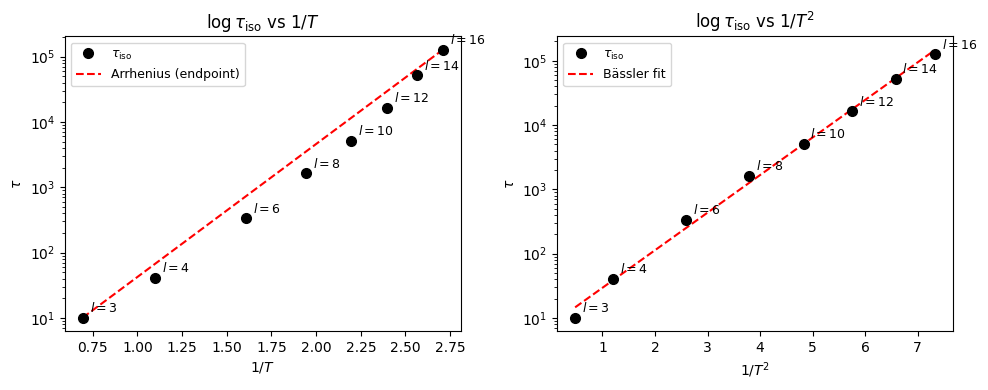
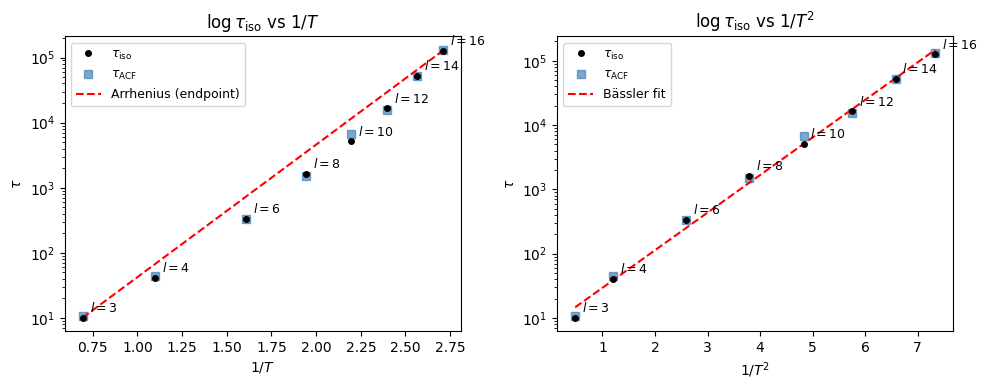
Code edit (unified diff) that turned the first committed figure into the second:
--- before
+++ after
@@ -10,7 +10,4 @@
 if os.path.exists('acf_results.npy'):
     acf_results = np.load('acf_results.npy', allow_pickle=True).item()
-acf_results = None
-
-# TODO: remove the second `acf_results = None` to plot ACF times with iso times
 
 fig, axes = plt.subplots(1, 2, figsize=(10, 4))
@@ -20,5 +17,5 @@
     (axes[1], invT2, r'$1/T^2$', r'$\log\tau_{\rm iso}$ vs $1/T^2$', False),
 ]:
-    ax.semilogy(xvals[valid], tau_arr[valid], 'ko', ms=7, zorder=3,
+    ax.semilogy(xvals[valid], tau_arr[valid], 'ko', ms=4, zorder=3,
                 label=r'$\tau_{\rm iso}$')
     for l, x, tau in zip(np.array(ls)[valid], xvals[valid], tau_arr[valid]):

Commit: updating isoconfigurational plots for weekly meeting slides